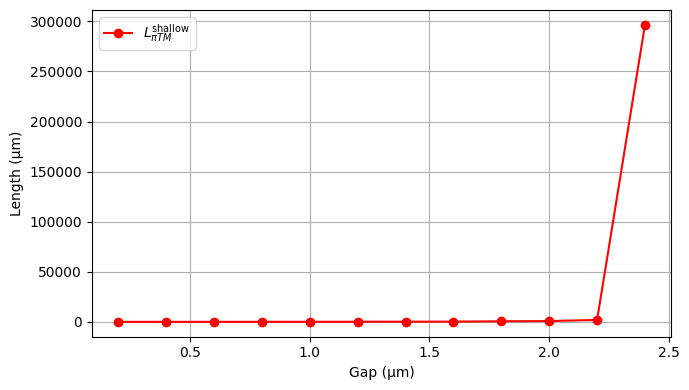
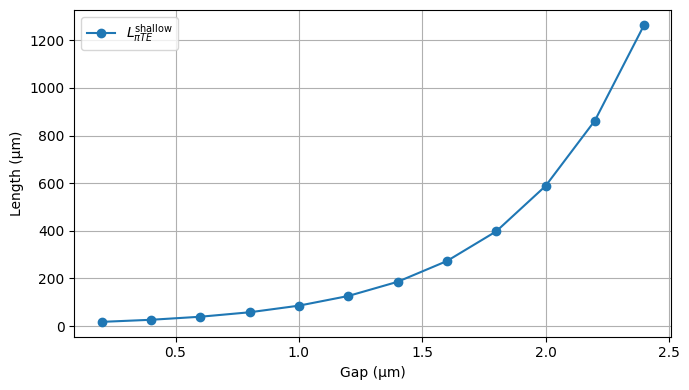
Code edit (unified diff) that turned the first committed figure into the second:
--- before
+++ after
@@ -13,6 +13,17 @@
 
 
+# plt.figure(figsize=(7, 4))
+# plt.plot(gaps, Lpi_TM_shallow, "ro-", label=r"$L_{\pi TM}^{\mathrm{shallow}}$")
+# plt.xlabel("Gap (µm)")
+# plt.ylabel("Length (µm)")
+# plt.grid(True)
+# plt.legend()
+# plt.tight_layout()
+# plt.show()
+
+
 plt.figure(figsize=(7, 4))
-plt.plot(gaps, Lpi_TM_shallow, "ro-", label=r"$L_{\pi TM}^{\mathrm{shallow}}$")
+plt.plot(gaps, Lpi_TE_shallow, "o-", label=r"$L_{\pi TE}^{\mathrm{shallow}}$")
+# plt.plot(gaps, Lpi_TM_shallow, "ro-", label=r"$L_{\pi TM}^{\mathrm{shallow}}$")
 plt.xlabel("Gap (µm)")
 plt.ylabel("Length (µm)")
@@ -21,13 +32,2 @@
 plt.tight_layout()
 plt.show()
-
-
-plt.figure(figsize=(7, 4))
-plt.plot(gaps, Lpi_TE_shallow, "o-", label=r"$L_{\pi TE}^{\mathrm{shallow}}$")
-plt.plot(gaps, Lpi_TM_shallow, "ro-", label=r"$L_{\pi TM}^{\mathrm{shallow}}$")
-plt.xlabel("Gap (µm)")
-plt.ylabel("Length (µm)")
-plt.grid(True)
-plt.legend()
-plt.tight_layout()
-plt.show()

Commit: terminado EXTRA1